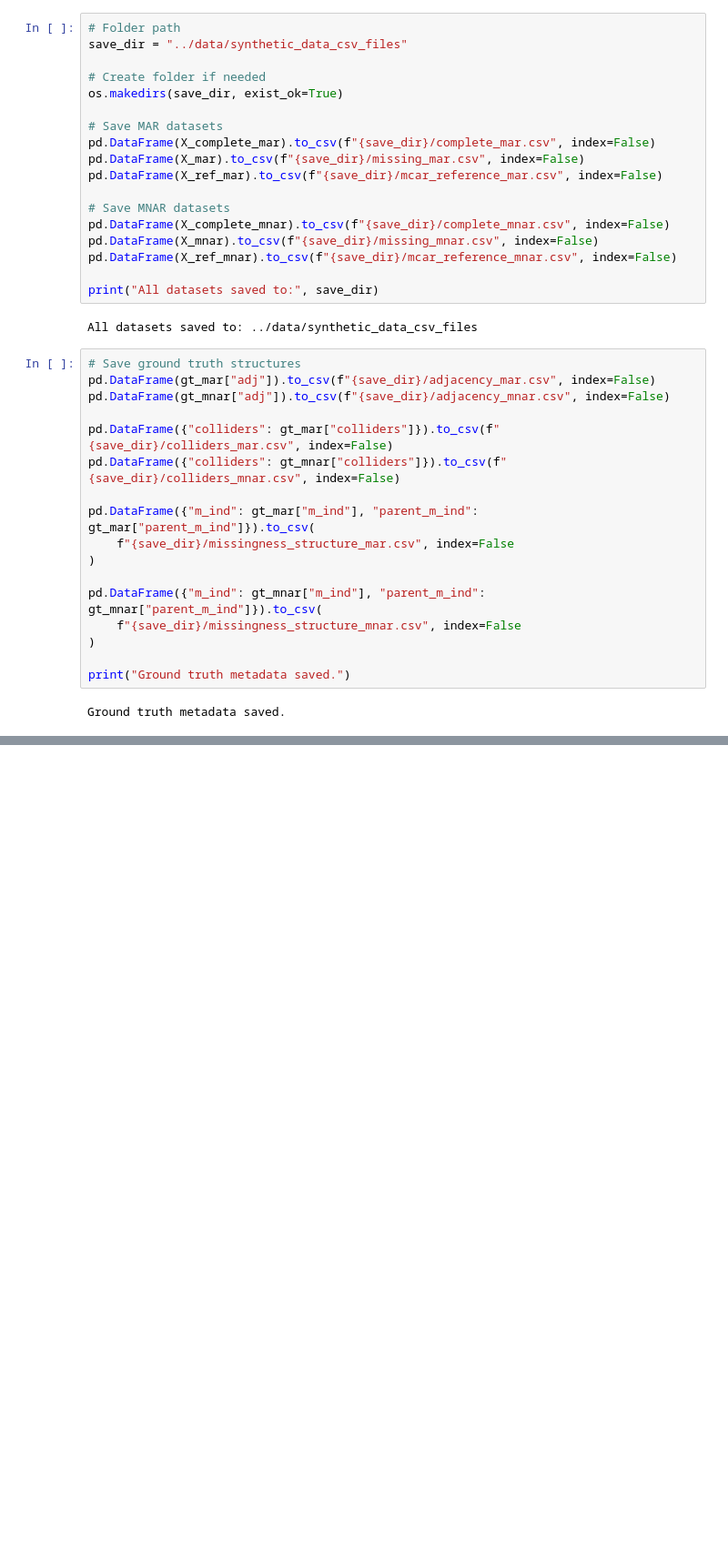
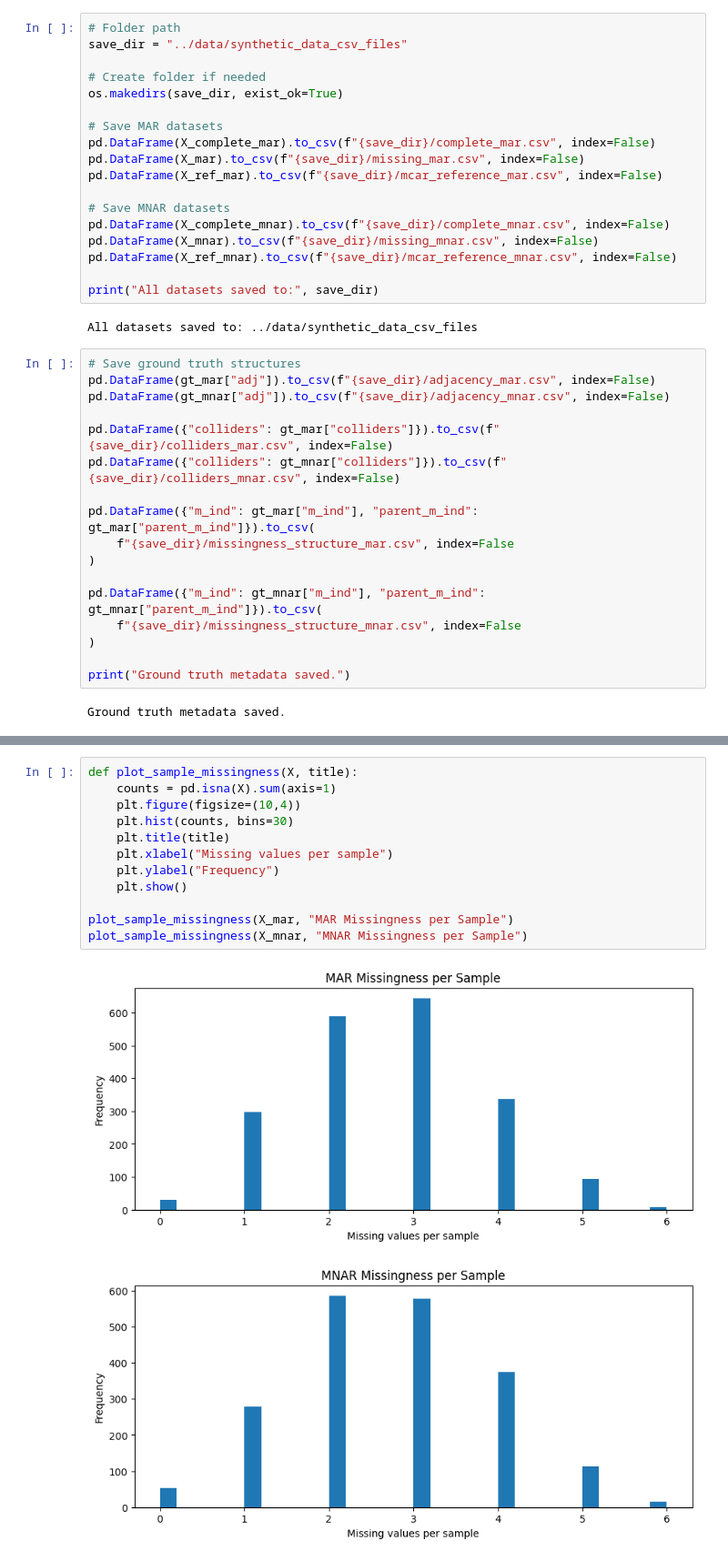
Before and after one commit to ZervSofia/MVPC-Thesis, a Jupyter notebook: notebooks/01_generate_synthetic_data.ipynb, the cells around one changed output, grey strips where cells are left out. Shown at 91% size. Drawn from its saved outputs; the diff is of its cells as text; blank space fills up the shorter version.

```diff
--- a/notebooks/01_generate_synthetic_data.ipynb
+++ b/notebooks/01_generate_synthetic_data.ipynb
@@ -172,0 +224,15 @@ Ground truth metadata saved.
+# %%
+def plot_sample_missingness(X, title):
+    counts = pd.isna(X).sum(axis=1)
+    plt.figure(figsize=(10,4))
+    plt.hist(counts, bins=30)
+    plt.title(title)
+    plt.xlabel("Missing values per sample")
+    plt.ylabel("Frequency")
+    plt.show()
+
+plot_sample_missingness(X_mar, "MAR Missingness per Sample")
+plot_sample_missingness(X_mnar, "MNAR Missingness per Sample")
+# %% [output]
+[figure, added]
+[figure, added]
```
Also changed, not shown: parts of 4 cells of this notebook, 14 other files.
